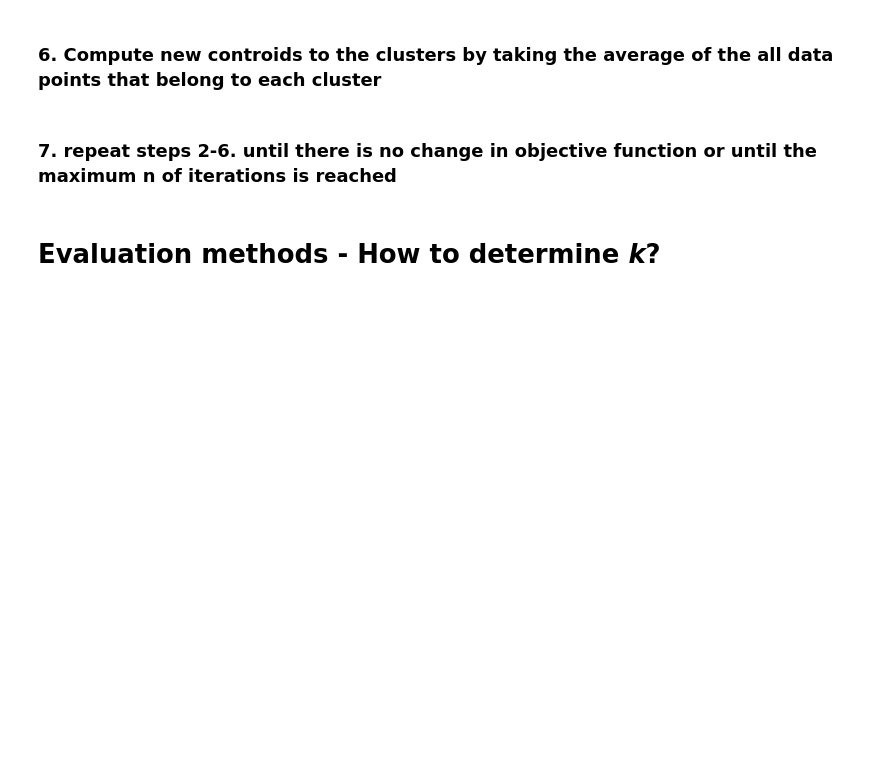
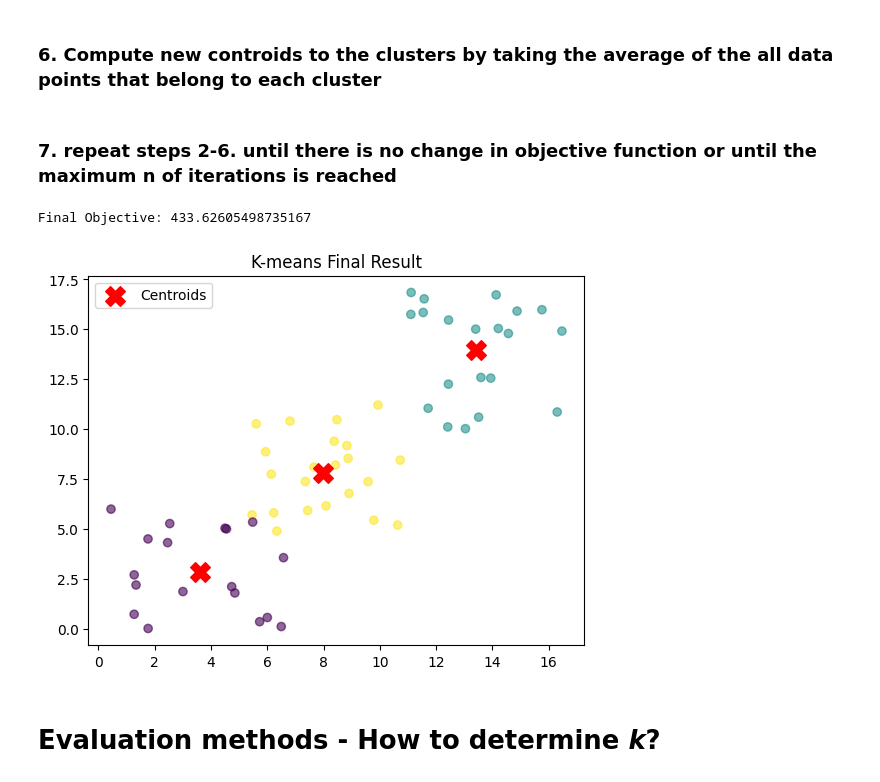
Before and after one commit to ekremsimsek1/VUT-Machine-Learning-Fundamentals-Labs_286338_Ekrem_-im-ek, a Jupyter notebook: Lab_02/Lab_02_task.ipynb, the cells around one changed output. Drawn from its saved outputs; the diff is of its cells as text; code cells hidden in the pictures; blank space fills up the shorter version.

```diff
--- a/Lab_02/Lab_02_task.ipynb
+++ b/Lab_02/Lab_02_task.ipynb
@@ -358,7 +276,10 @@ def calculate_objective(assigned_centroids: np.ndarray, distances: np.ndarray) -
     ###################################
     # Write your own code here #
 
-    objective_function_value = 0.0
+    relevant_distances = distances[assigned_centroids, np.arange(len(assigned_centroids))]
+
+    objective_function_value = np.sum(relevant_distances**2)
+
 
     ###################################
 
@@ -391,8 +312,7 @@ def calculate_new_centroids(points: np.ndarray, assigned_centroids: np.ndarray,
 
     ###################################
     # Write your own code here #
-
-    new_clusters = np.array([])
+    new_clusters = np.array([points[assigned_centroids == i].mean(axis=0) for i in range(k_clusters)])
 
     ###################################
 
@@ -431,15 +351,49 @@ def fit(points: np.ndarray, k_clusters: int, n_of_oterations: int, error: float
     ###################################
     # Write your own code here #
 
-    centroid_points = np.array([])
-    last_objective = 10000.0
+    centroid_points = initialize_clusters(points, k_clusters)
+    last_objective = float('inf')
 
     for _ in range(n_of_oterations):
-        pass
+        distances = compute_distances(points, centroid_points)
+        assigned_centroids = assign_centroids(distances)
+        current_objective = calculate_objective(assigned_centroids, distances)
+
+        if abs(last_objective - current_objective) < error:
+            break
+
+        last_objective = current_objective
+        centroid_points = calculate_new_centroids(points, assigned_centroids, k_clusters)
+
+    #centroid_points = np.array([])
+    #last_objective = 10000.0
+
+    #for _ in range(n_of_oterations):
+    #    pass
 
     ###################################
 
     return centroid_points, last_objective
+# %%
+# 1. Run the algorithm
+final_centroids, final_obj = fit(loaded_points, k_clusters=3, n_of_oterations=100, error=0.001)
+
+# 2. Calculate final labels for plotting
+distances = compute_distances(loaded_points, final_centroids)
+labels = assign_centroids(distances)
+
+# 3. Print and Plot
+print(f"Final Objective: {final_obj}")
+
+import matplotlib.pyplot as plt
+plt.scatter(loaded_points[:, 0], loaded_points[:, 1], c=labels, cmap='viridis', alpha=0.6)
+plt.scatter(final_centroids[:, 0], final_centroids[:, 1], c='red', marker='X', s=200, label='Centroids')
+plt.title("K-means Final Result")
+plt.legend()
+plt.show()
+# %% [output]
+Final Objective: 433.62605498735167
+[figure, added]
 # %% [markdown]
 # Evaluation methods - How to determine *k*?
 # %% [markdown]
```
Also changed, not shown: parts of 5 cells of this notebook.
